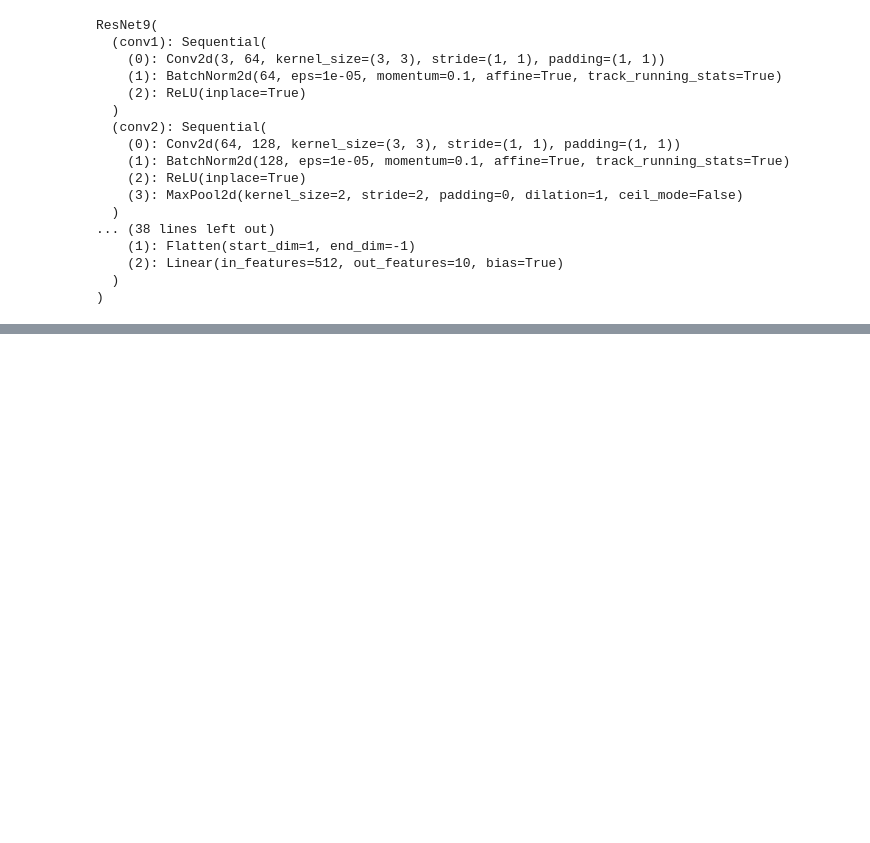
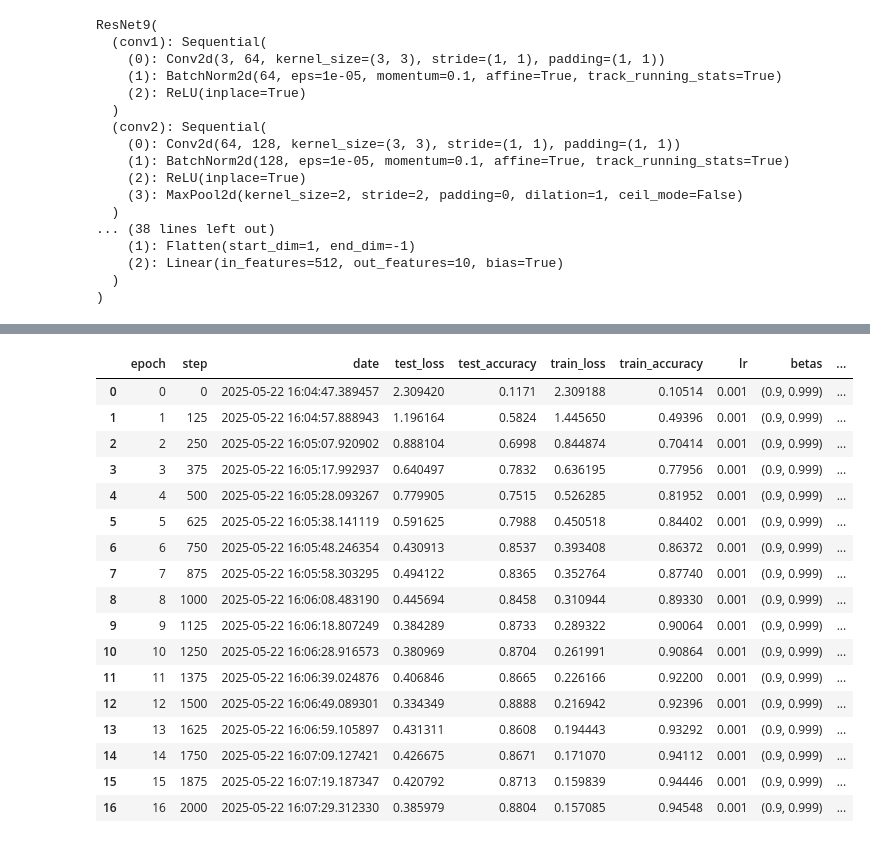
Before and after one commit to MauroAbidalCarrer/DL_CV_training_and_interpretation, a Jupyter notebook: notebooks/cifar10_90_percent.ipynb, the cells around one changed output, grey strips where cells are left out. Cells and saved outputs as stored; diff of their text form; code cells hidden in the pictures; blank space fills up the shorter version.

```diff
--- a/notebooks/cifar10_90_percent.ipynb
+++ b/notebooks/cifar10_90_percent.ipynb
@@ -169,0 +168,9 @@ training_metrics.shape
+# %%
+%%time
+
+training_metrics = trainer.optimize_nn(
+    epochs=8,
+    train_dl=training_dl,
+    test_dl=validation_dl,
+    # plt_kwargs=dict(x="epoch", y=["train_loss", "train_accuracy", "test_loss", "test_accuracy"], height=600),
+)
@@ -169,0 +180,21 @@ training_metrics.shape
+# %%
+training_metrics
+# %% [output]
+|  | epoch | step | date | test_loss | test_accuracy | train_loss | train_accuracy | lr | betas | ... |
+| 0 | 0 | 0 | 2025-05-22 16:04:47.389457 | 2.309420 | 0.1171 | 2.309188 | 0.10514 | 0.001 | (0.9, 0.999) | ... |
+| 1 | 1 | 125 | 2025-05-22 16:04:57.888943 | 1.196164 | 0.5824 | 1.445650 | 0.49396 | 0.001 | (0.9, 0.999) | ... |
+| 2 | 2 | 250 | 2025-05-22 16:05:07.920902 | 0.888104 | 0.6998 | 0.844874 | 0.70414 | 0.001 | (0.9, 0.999) | ... |
+| 3 | 3 | 375 | 2025-05-22 16:05:17.992937 | 0.640497 | 0.7832 | 0.636195 | 0.77956 | 0.001 | (0.9, 0.999) | ... |
+| 4 | 4 | 500 | 2025-05-22 16:05:28.093267 | 0.779905 | 0.7515 | 0.526285 | 0.81952 | 0.001 | (0.9, 0.999) | ... |
+| 5 | 5 | 625 | 2025-05-22 16:05:38.141119 | 0.591625 | 0.7988 | 0.450518 | 0.84402 | 0.001 | (0.9, 0.999) | ... |
+| 6 | 6 | 750 | 2025-05-22 16:05:48.246354 | 0.430913 | 0.8537 | 0.393408 | 0.86372 | 0.001 | (0.9, 0.999) | ... |
+| 7 | 7 | 875 | 2025-05-22 16:05:58.303295 | 0.494122 | 0.8365 | 0.352764 | 0.87740 | 0.001 | (0.9, 0.999) | ... |
+| 8 | 8 | 1000 | 2025-05-22 16:06:08.483190 | 0.445694 | 0.8458 | 0.310944 | 0.89330 | 0.001 | (0.9, 0.999) | ... |
+| 9 | 9 | 1125 | 2025-05-22 16:06:18.807249 | 0.384289 | 0.8733 | 0.289322 | 0.90064 | 0.001 | (0.9, 0.999) | ... |
+| 10 | 10 | 1250 | 2025-05-22 16:06:28.916573 | 0.380969 | 0.8704 | 0.261991 | 0.90864 | 0.001 | (0.9, 0.999) | ... |
+| 11 | 11 | 1375 | 2025-05-22 16:06:39.024876 | 0.406846 | 0.8665 | 0.226166 | 0.92200 | 0.001 | (0.9, 0.999) | ... |
+| 12 | 12 | 1500 | 2025-05-22 16:06:49.089301 | 0.334349 | 0.8888 | 0.216942 | 0.92396 | 0.001 | (0.9, 0.999) | ... |
+| 13 | 13 | 1625 | 2025-05-22 16:06:59.105897 | 0.431311 | 0.8608 | 0.194443 | 0.93292 | 0.001 | (0.9, 0.999) | ... |
+| 14 | 14 | 1750 | 2025-05-22 16:07:09.127421 | 0.426675 | 0.8671 | 0.171070 | 0.94112 | 0.001 | (0.9, 0.999) | ... |
+| 15 | 15 | 1875 | 2025-05-22 16:07:19.187347 | 0.420792 | 0.8713 | 0.159839 | 0.94446 | 0.001 | (0.9, 0.999) | ... |
+| 16 | 16 | 2000 | 2025-05-22 16:07:29.312330 | 0.385979 | 0.8804 | 0.157085 | 0.94548 | 0.001 | (0.9, 0.999) | ... |
```
Also changed, not shown: parts of 4 cells of this notebook, 2 other files.
